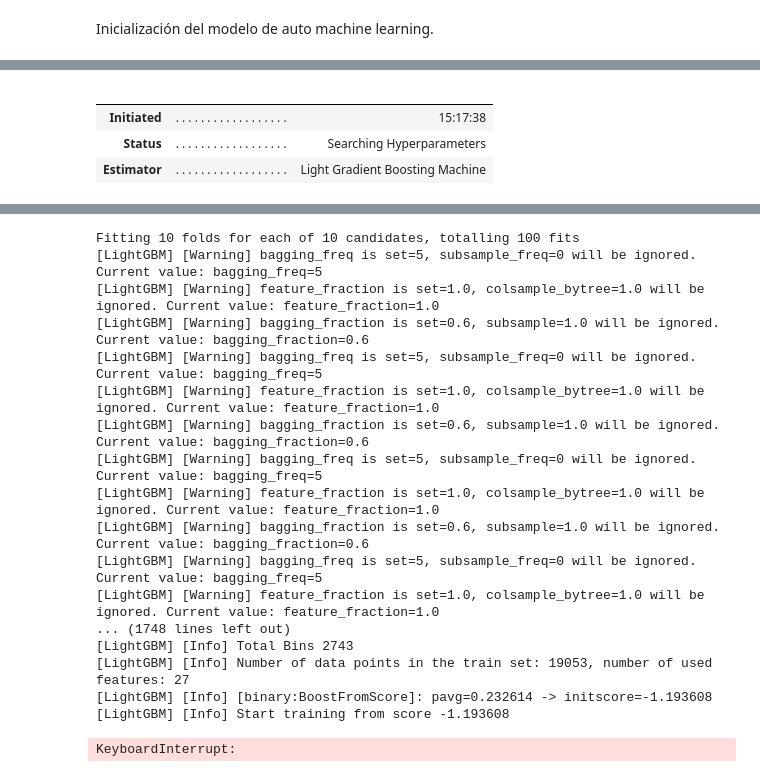
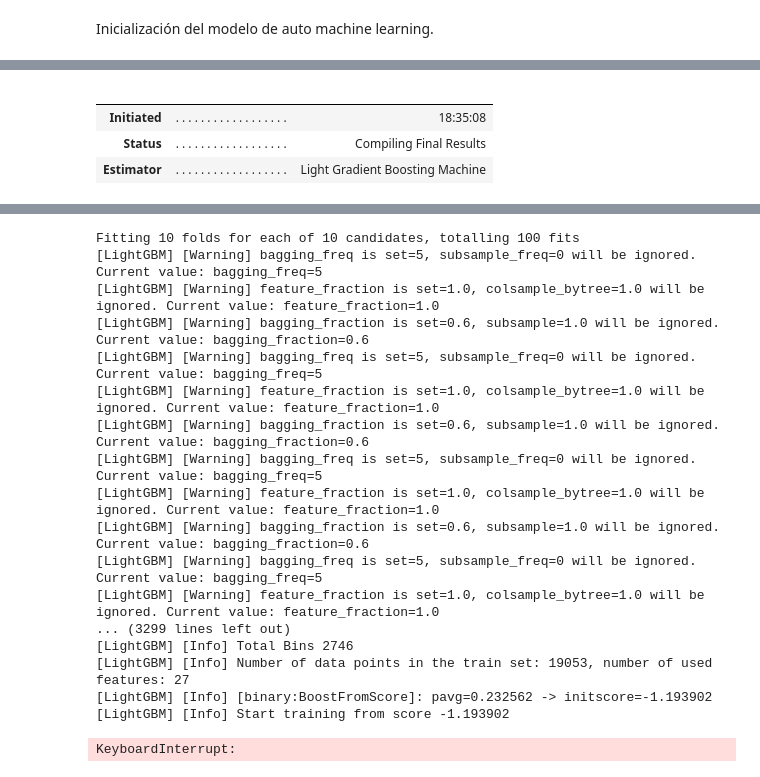
Before and after one commit to bpace1/AA1-TUIA-Crenna-Pace-SanchoAlmenar, a Jupyter notebook: TP-clasificacion-AA1.ipynb, the cells around one changed output, grey strips where cells are left out. Saved outputs shown, nothing was run; the diff lists cells and outputs as text; code cells hidden in the pictures.

```diff
--- a/TP-clasificacion-AA1.ipynb
+++ b/TP-clasificacion-AA1.ipynb
@@ -819,5 +819,5 @@ auto_ml = setup(df_pure, target='RainTomorrow', session_id=42)
 # %%
-best_model_auto_ml = compare_models()
+best_model_auto_ml = compare_models(use_gpu=True)
 best_model_auto_ml
 # %% [output]
 [interactive output not drawn]
@@ -860,3 +860,5 @@ LGBMClassifier(boosting_type='gbdt', class_weight=None, colsample_bytree=1.0,
                n_estimators=100, n_jobs=-1, num_leaves=31, objective=None,
                random_state=42, reg_alpha=0.0, reg_lambda=0.0, subsample=1.0,
                subsample_for_bin=200000, subsample_freq=0)
+# %%
+auto_ml_model = create_model(best_model_auto_ml)
@@ -863,9 +873,9 @@ LGBMClassifier(boosting_type='gbdt', class_weight=None, colsample_bytree=1.0,
 # %%
-tuned_model = tune_model(best_model_auto_ml)
+tuned_model = tune_model(auto_ml_model, n_iter=5)
 # %% [output]
 |  |  |  |
 |  |  |  |
-| Initiated | . . . . . . . . . . . . . . . . . . | 15:17:38 |
-| Status | . . . . . . . . . . . . . . . . . . | Searching Hyperparameters |
+| Initiated | . . . . . . . . . . . . . . . . . . | 18:35:08 |
+| Status | . . . . . . . . . . . . . . . . . . | Compiling Final Results |
 | Estimator | . . . . . . . . . . . . . . . . . . | Light Gradient Boosting Machine |
 [interactive output not drawn]
@@ -881,9 +892,9 @@ Fitting 10 folds for each of 10 candidates, totalling 100 fits
 [LightGBM] [Warning] bagging_fraction is set=0.6, subsample=1.0 will be ignored. Current value: bagging_fraction=0.6
 [LightGBM] [Warning] bagging_freq is set=5, subsample_freq=0 will be ignored. Current value: bagging_freq=5
 [LightGBM] [Warning] feature_fraction is set=1.0, colsample_bytree=1.0 will be ignored. Current value: feature_fraction=1.0
-... (1748 lines left out)
-[LightGBM] [Info] Total Bins 2743
+... (3299 lines left out)
+[LightGBM] [Info] Total Bins 2746
 [LightGBM] [Info] Number of data points in the train set: 19053, number of used features: 27
-[LightGBM] [Info] [binary:BoostFromScore]: pavg=0.232614 -> initscore=-1.193608
-[LightGBM] [Info] Start training from score -1.193608
+[LightGBM] [Info] [binary:BoostFromScore]: pavg=0.232562 -> initscore=-1.193902
+[LightGBM] [Info] Start training from score -1.193902
 KeyboardInterrupt:
```
Also changed, not shown: parts of 6 cells of this notebook.
